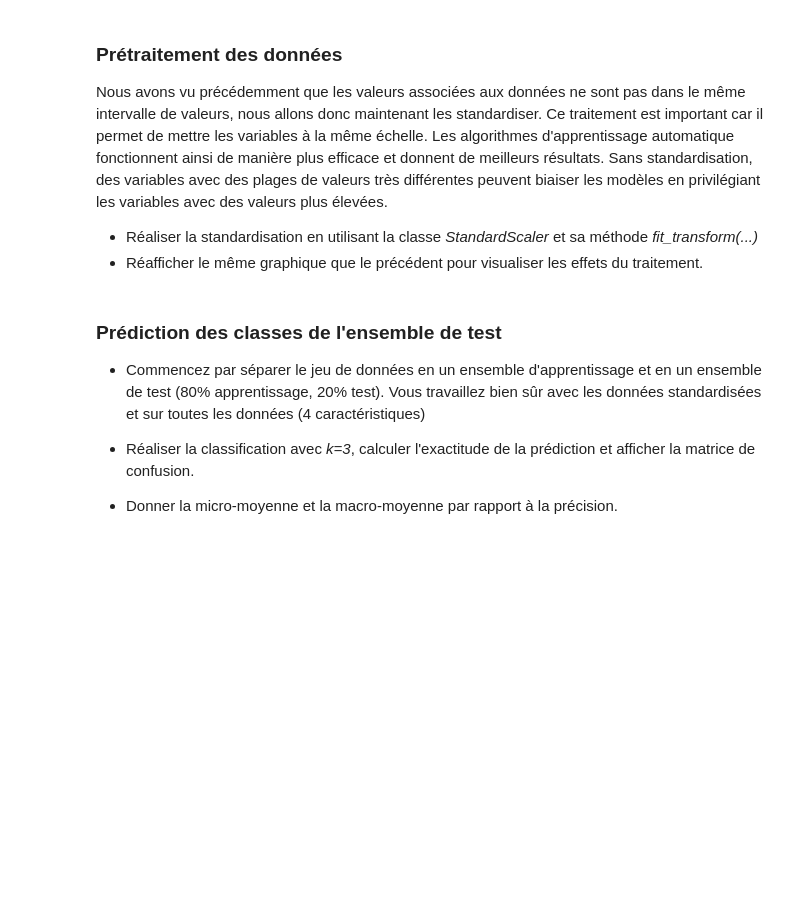
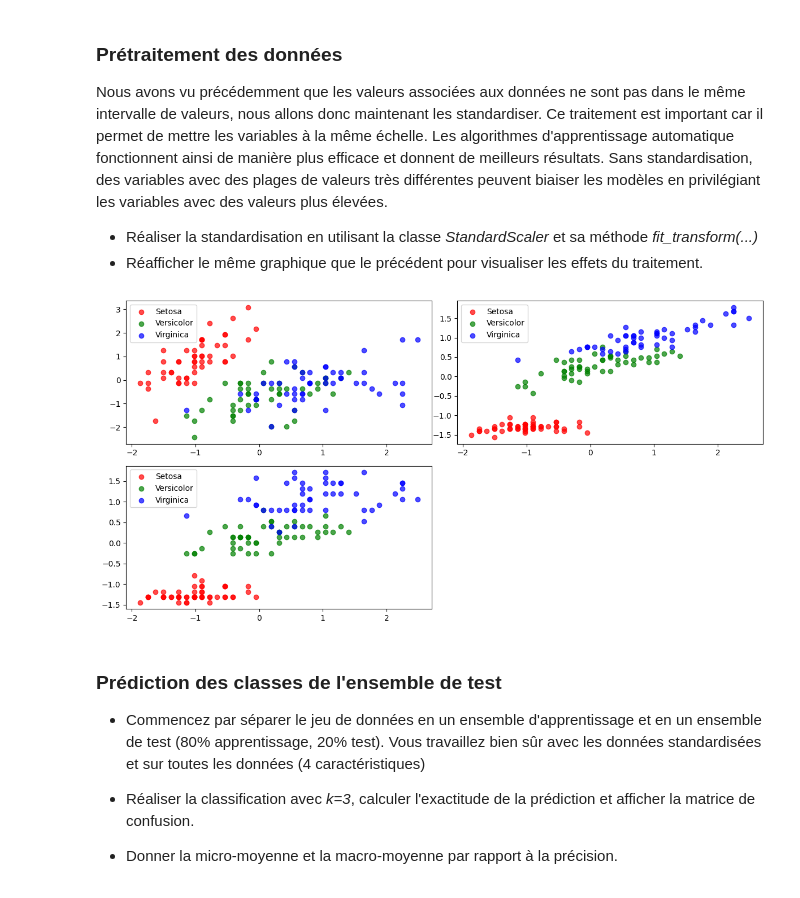
Before and after one commit to helldeal/IUT3, a Jupyter notebook: Modelisation-Maths/TD2/knn_td2_scikitlearn_cas2.ipynb, the cells around one changed output. Cells and saved outputs as stored; diff of their text form; code cells hidden in the pictures; blank space fills up the shorter version.

```diff
--- a/Modelisation-Maths/TD2/knn_td2_scikitlearn_cas2.ipynb
+++ b/Modelisation-Maths/TD2/knn_td2_scikitlearn_cas2.ipynb
@@ -63,3 +116,31 @@ from sklearn.preprocessing import StandardScaler
+# %%
+from sklearn.preprocessing import StandardScaler
+
+scaler=StandardScaler()
+X_std=scaler.fit_transform(X)
+
+plt.figure(figsize=(12, 6))
+plt.subplot(2, 2, 1)
+plt.scatter(X_std[Y == 0, 0],X_std[Y == 0, 1], color='r', alpha=0.7, label='Setosa')
+plt.scatter(X_std[Y == 1, 0],X_std[Y == 1, 1], color='g', alpha=0.7, label='Versicolor')
+plt.scatter(X_std[Y == 2, 0],X_std[Y == 2, 1], color='b', alpha=0.7, label='Virginica')
+plt.legend()
+
+plt.subplot(2, 2, 2)
+plt.scatter(X_std[Y == 0, 0],X_std[Y == 0, 2], color='r', alpha=0.7, label='Setosa')
+plt.scatter(X_std[Y == 1, 0],X_std[Y == 1, 2], color='g', alpha=0.7, label='Versicolor')
+plt.scatter(X_std[Y == 2, 0],X_std[Y == 2, 2], color='b', alpha=0.7, label='Virginica')
+plt.legend()
+
+plt.subplot(2, 2, 3)
+plt.scatter(X_std[Y == 0, 0],X_std[Y == 0, 3], color='r', alpha=0.7, label='Setosa')
+plt.scatter(X_std[Y == 1, 0],X_std[Y == 1, 3], color='g', alpha=0.7, label='Versicolor')
+plt.scatter(X_std[Y == 2, 0],X_std[Y == 2, 3], color='b', alpha=0.7, label='Virginica')
+plt.legend()
+
+plt.tight_layout()
+# %% [output]
+[figure, added]
 # %% [markdown]
 ### Prédiction des classes de l'ensemble de test
 
```
Also changed, not shown: parts of 7 cells of this notebook.
